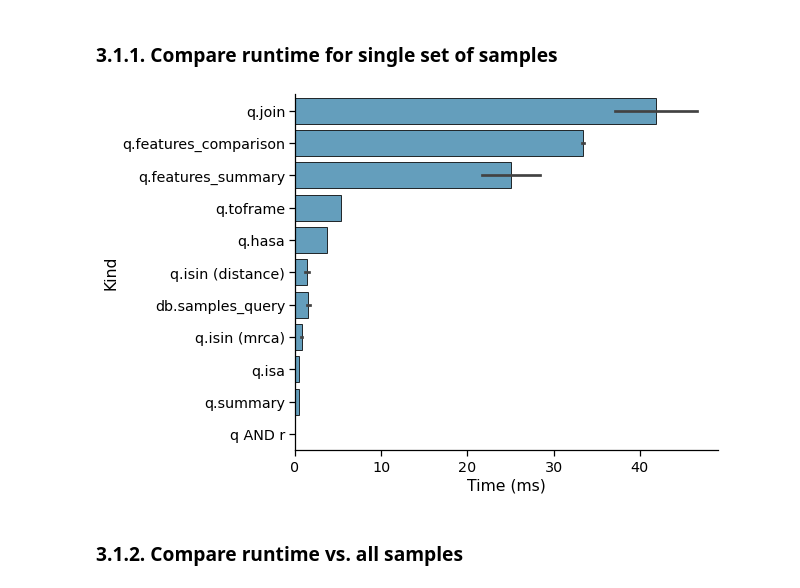
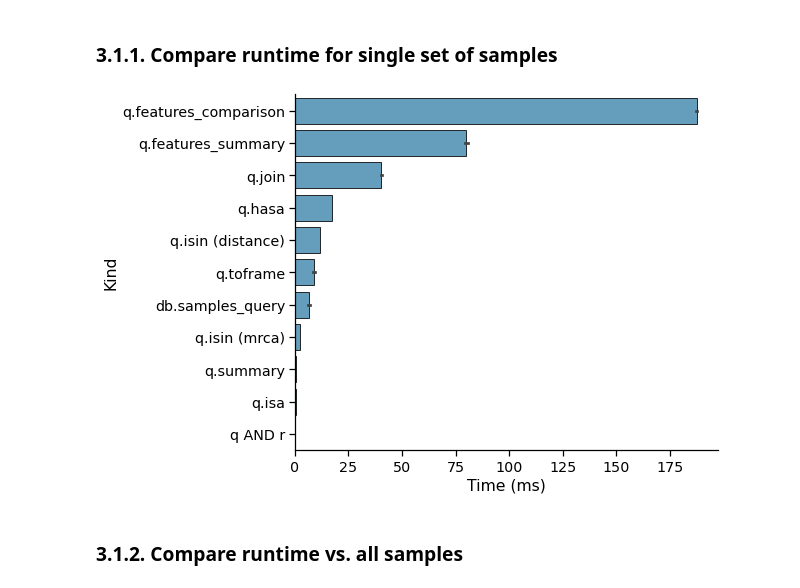
Before and after one commit to apetkau/genomics-data-index-evaluation-manuscript, a Jupyter notebook: evaluations/sars-cov-2/5-compare-results.ipynb, the cells around one changed output. Saved outputs shown, nothing was run; the diff lists cells and outputs as text; code cells hidden in the pictures.

```diff
--- a/evaluations/sars-cov-2/5-compare-results.ipynb
+++ b/evaluations/sars-cov-2/5-compare-results.ipynb
@@ -132,18 +132,18 @@ query_df.head(5)
 # %% [markdown]
 ### 3.1.1. Compare runtime for single set of samples
 # %%
-query_samples = query_df[query_df['Samples'] == 20]
+query_samples = query_df[query_df['Samples'] == 200]
 query_samples = query_samples.sort_values('Time (ms)', ascending=False)
 query_samples
 
 with sns.plotting_context("notebook", font_scale=1.3):
     g = sns.catplot(
         data=query_samples, kind="bar",
         y="Kind", x="Time (ms)", hue=None,
         ci="sd", height=6, aspect=1.5, alpha=0.8, color="#2b8cbe", edgecolor="black"
     )
 # %% [output]
-[figure, old version]
+[figure, new version]
 # %% [markdown]
 ### 3.1.2. Compare runtime vs. all samples
 # %%
```
Also changed, not shown: parts of 36 cells of this notebook.
